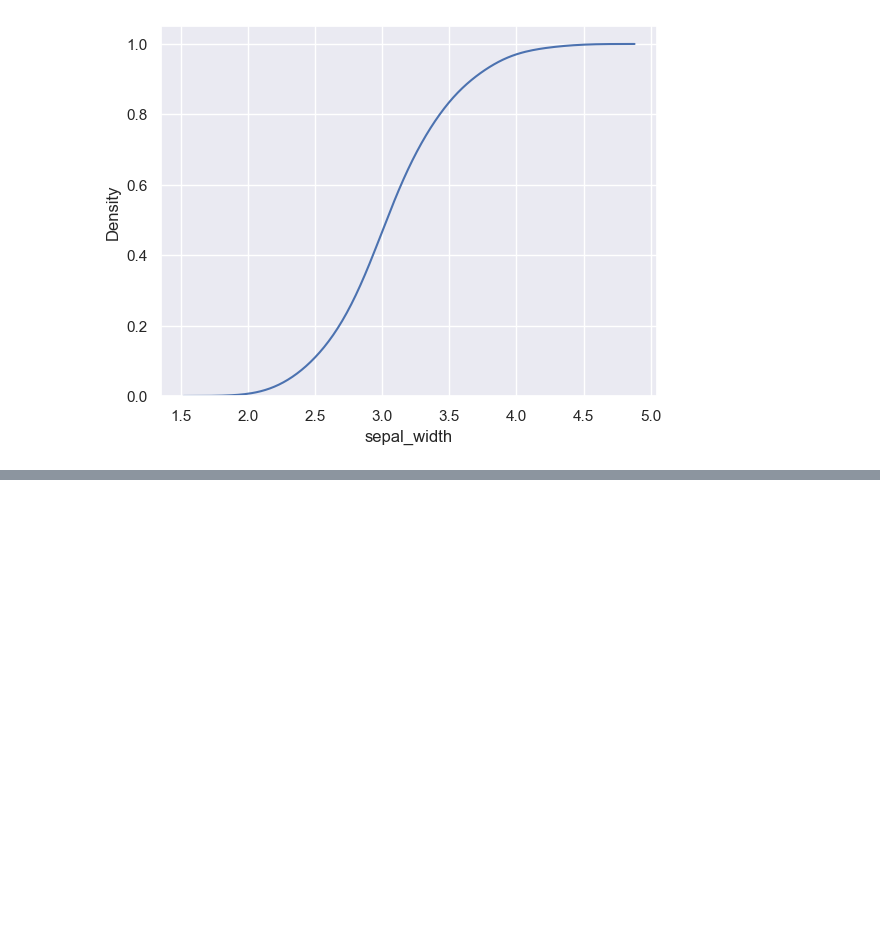
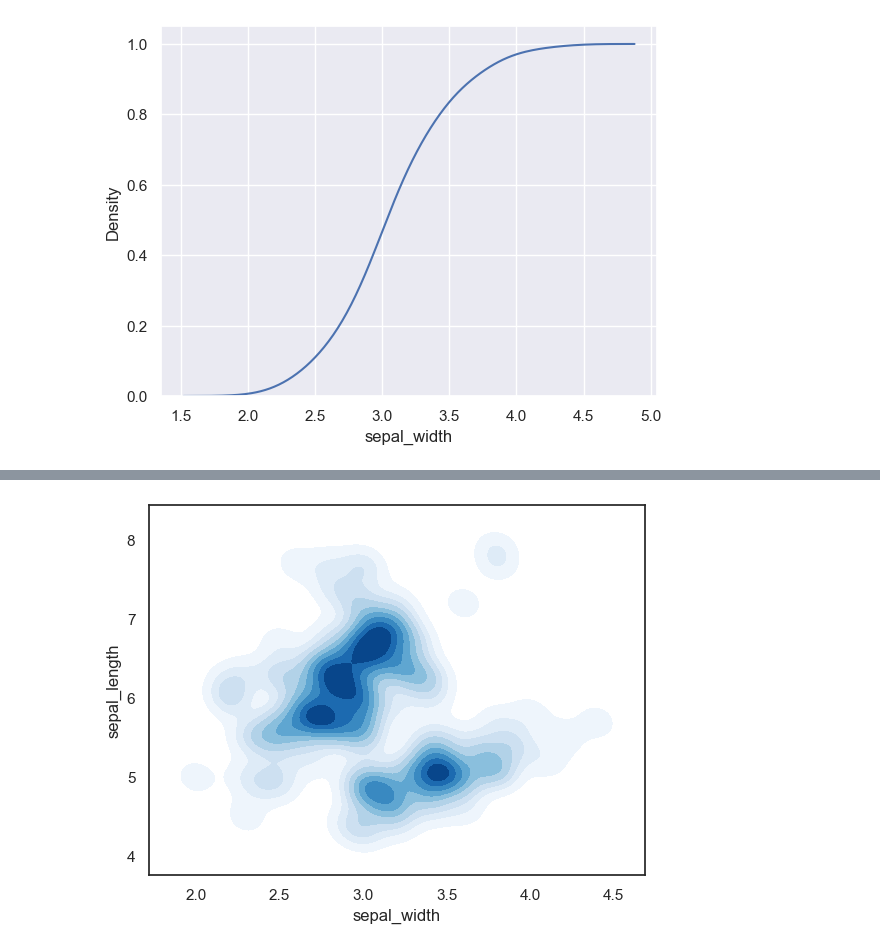
Before and after one commit to rktakk/visualization, a Jupyter notebook: 02_activities/assignments/assignment-1-code.ipynb, the cells around one changed output, grey strips where cells are left out. Cells and saved outputs as stored; diff of their text form; code cells hidden in the pictures; blank space fills up the shorter version.

```diff
--- a/02_activities/assignments/assignment-1-code.ipynb
+++ b/02_activities/assignments/assignment-1-code.ipynb
@@ -128,0 +147,7 @@ plt.show()
+# %%
+sns.set_style("white")
+sns.kdeplot(x=df.sepal_width, y=df.sepal_length,
+            cmap="Blues", fill=True, bw_adjust=0.5)
+plt.show()
+# %% [output]
+[figure, added]
```
Also changed, not shown: parts of 6 cells of this notebook.
